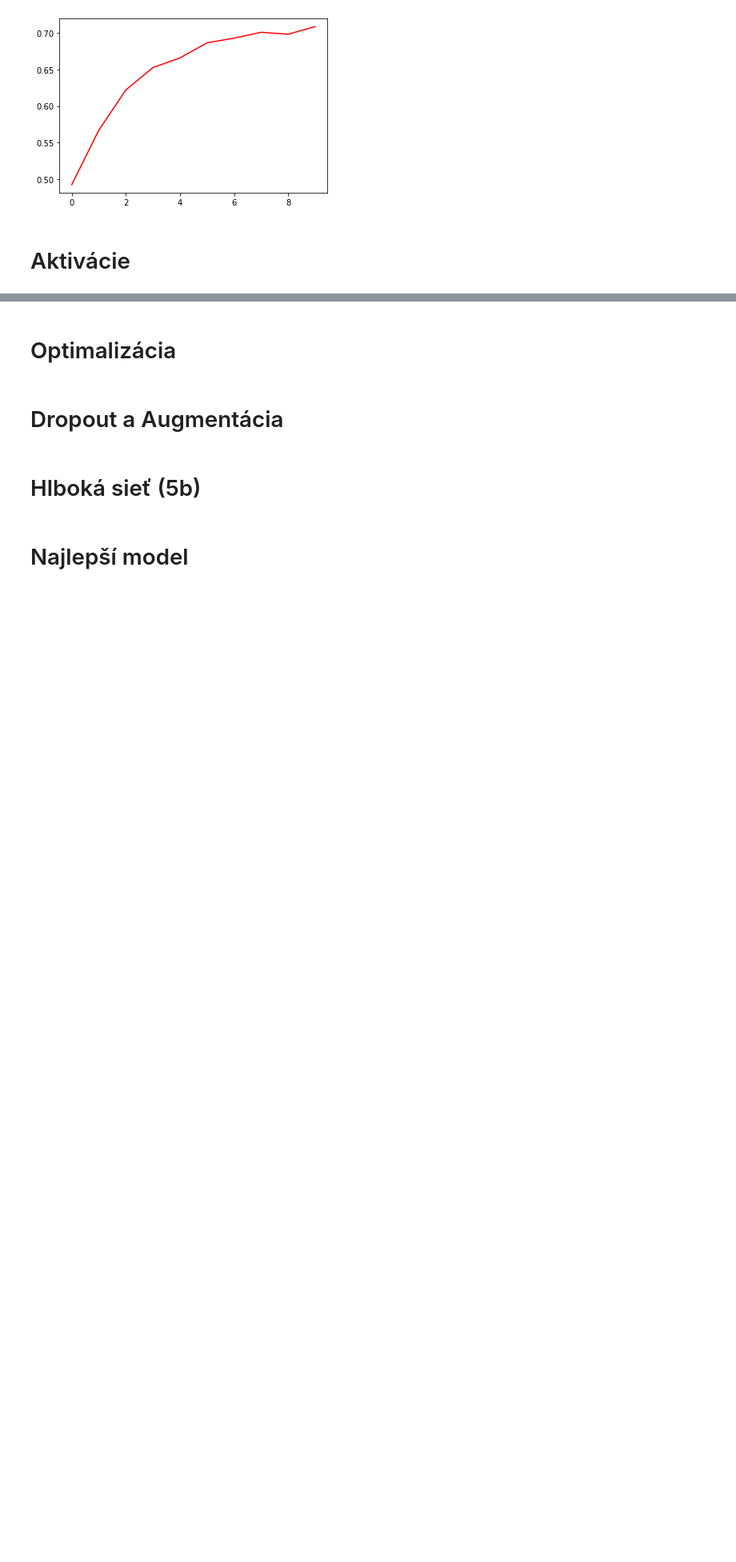
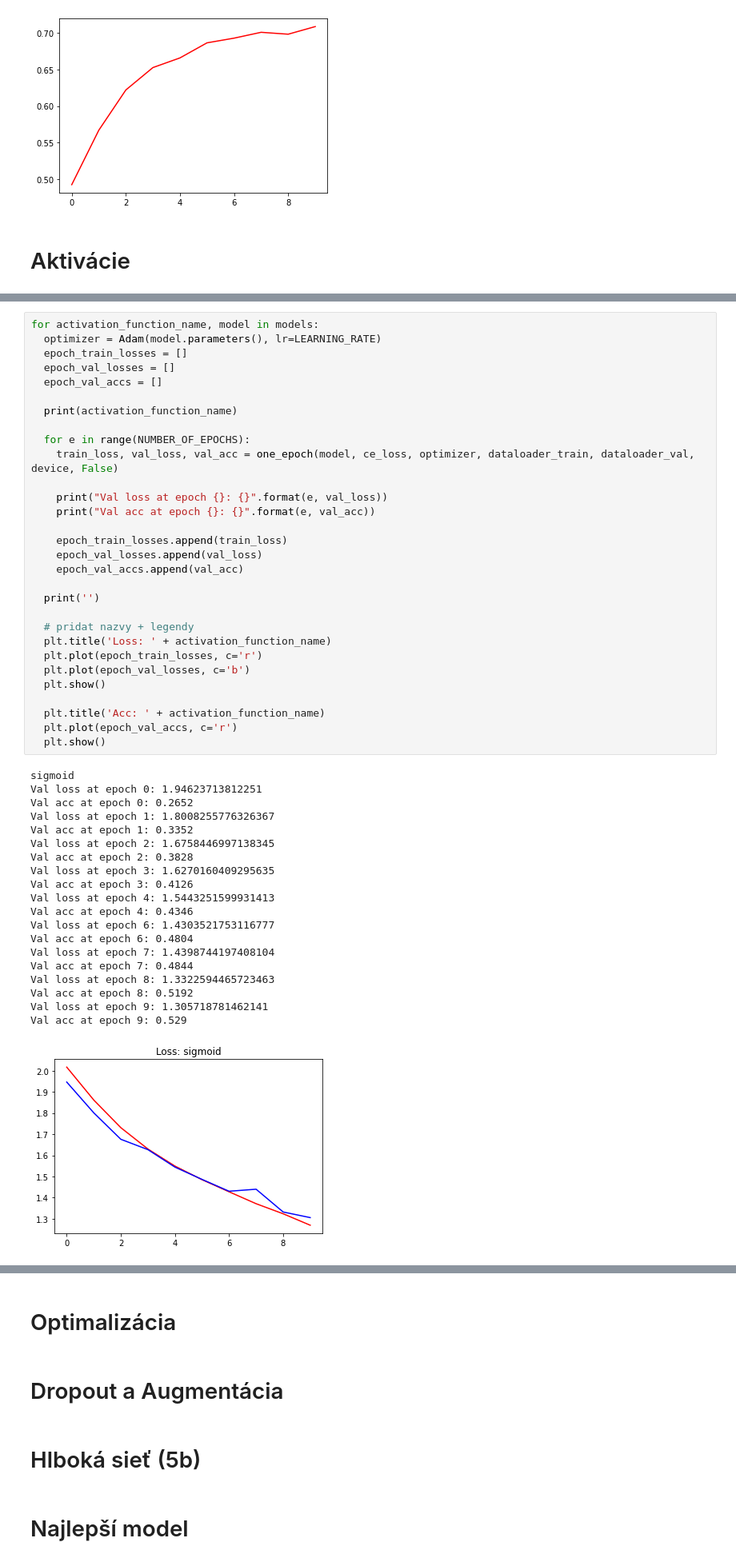
Before and after one commit to RichardDominik/neural-networks-CV, a Jupyter notebook: NN_CV_hw1.ipynb, the cells around one changed output, grey strips where cells are left out. Shown at 80% size. Saved outputs shown, nothing was run; the diff lists cells and outputs as text; blank space fills up the shorter version.

```diff
--- a/NN_CV_hw1.ipynb
+++ b/NN_CV_hw1.ipynb
@@ -163,0 +257,51 @@ Val acc at epoch 9: 0.7086
+# %%
+for activation_function_name, model in models:
+  optimizer = Adam(model.parameters(), lr=LEARNING_RATE)
+  epoch_train_losses = []
+  epoch_val_losses = []
+  epoch_val_accs = []
+
+  print(activation_function_name)
+
+  for e in range(NUMBER_OF_EPOCHS):
+    train_loss, val_loss, val_acc = one_epoch(model, ce_loss, optimizer, dataloader_train, dataloader_val, device, False)
+
+    print("Val loss at epoch {}: {}".format(e, val_loss))
+    print("Val acc at epoch {}: {}".format(e, val_acc))
+
+    epoch_train_losses.append(train_loss)
+    epoch_val_losses.append(val_loss)
+    epoch_val_accs.append(val_acc)
+
+  print('')
+
+  # pridat nazvy + legendy
+  plt.title('Loss: ' + activation_function_name)
+  plt.plot(epoch_train_losses, c='r')
+  plt.plot(epoch_val_losses, c='b')
+  plt.show()
+
+  plt.title('Acc: ' + activation_function_name)
+  plt.plot(epoch_val_accs, c='r')
+  plt.show()
+# %% [output]
+sigmoid
+Val loss at epoch 0: 1.94623713812251
+Val acc at epoch 0: 0.2652
+Val loss at epoch 1: 1.8008255776326367
+Val acc at epoch 1: 0.3352
+Val loss at epoch 2: 1.6758446997138345
+Val acc at epoch 2: 0.3828
+Val loss at epoch 3: 1.6270160409295635
+Val acc at epoch 3: 0.4126
+Val loss at epoch 4: 1.5443251599931413
+Val acc at epoch 4: 0.4346
+Val loss at epoch 6: 1.4303521753116777
+Val acc at epoch 6: 0.4804
+Val loss at epoch 7: 1.4398744197408104
+Val acc at epoch 7: 0.4844
+Val loss at epoch 8: 1.3322594465723463
+Val acc at epoch 8: 0.5192
+Val loss at epoch 9: 1.305718781462141
+Val acc at epoch 9: 0.529
+[figure, added]
```
Also changed, not shown: parts of 6 cells of this notebook.
